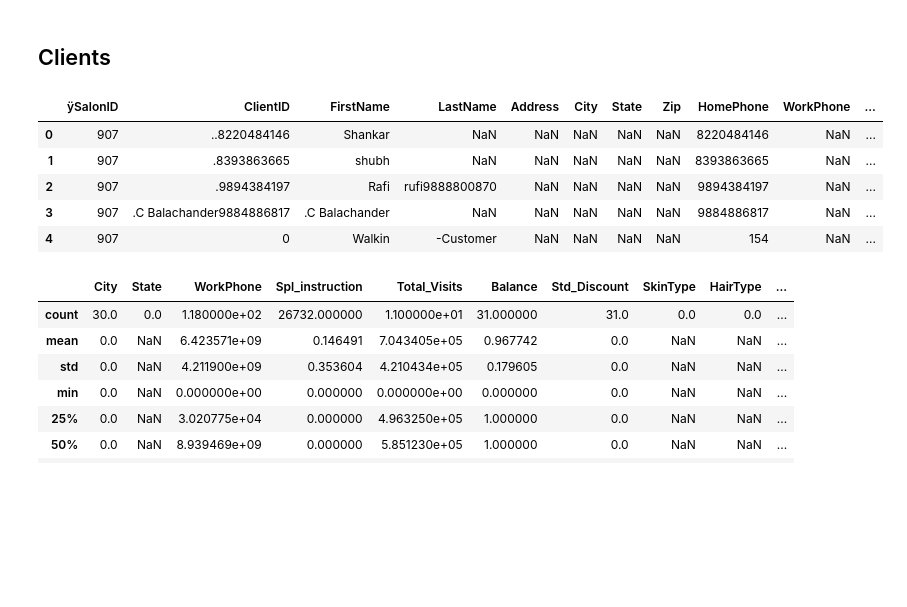
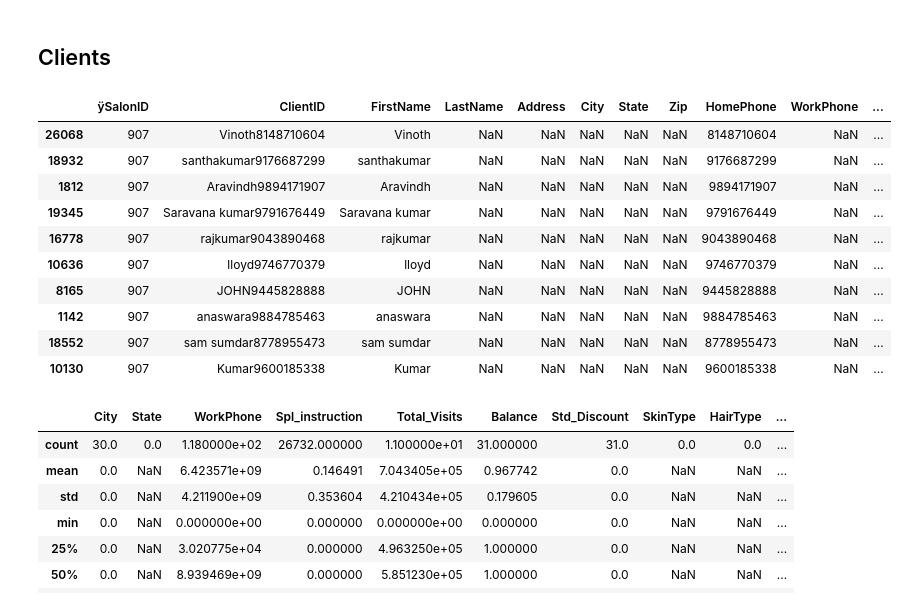
Before and after one commit to madhuqmar/rfm_recommendation_models, a Jupyter notebook: rfm_segmentation.ipynb, the cells around one changed output. Drawn from its saved outputs; the diff is of its cells as text; code cells hidden in the pictures; blank space fills up the shorter version.

```diff
--- a/rfm_segmentation.ipynb
+++ b/rfm_segmentation.ipynb
@@ -17,14 +17,19 @@ pd.set_option('display.max_columns', 100)
 ## Clients
 # %%
 df1 = pd.read_csv("data/Client_14Nov23_4pm.csv", encoding='ISO-8859-1', low_memory=False)
-df1.head()
+df1.sample(10)
 # %% [output]
 |  | ÿSalonID | ClientID | FirstName | LastName | Address | City | State | Zip | HomePhone | WorkPhone | ... |
-| 0 | 907 | ..8220484146 | Shankar | NaN | NaN | NaN | NaN | NaN | 8220484146 | NaN | ... |
-| 1 | 907 | .8393863665 | shubh | NaN | NaN | NaN | NaN | NaN | 8393863665 | NaN | ... |
-| 2 | 907 | .9894384197 | Rafi | rufi9888800870 | NaN | NaN | NaN | NaN | 9894384197 | NaN | ... |
-| 3 | 907 | .C Balachander9884886817 | .C Balachander | NaN | NaN | NaN | NaN | NaN | 9884886817 | NaN | ... |
-| 4 | 907 | 0 | Walkin | -Customer | NaN | NaN | NaN | NaN | 154 | NaN | ... |
+| 26068 | 907 | Vinoth8148710604 | Vinoth | NaN | NaN | NaN | NaN | NaN | 8148710604 | NaN | ... |
+| 18932 | 907 | santhakumar9176687299 | santhakumar | NaN | NaN | NaN | NaN | NaN | 9176687299 | NaN | ... |
+| 1812 | 907 | Aravindh9894171907 | Aravindh | NaN | NaN | NaN | NaN | NaN | 9894171907 | NaN | ... |
+| 19345 | 907 | Saravana kumar9791676449 | Saravana kumar | NaN | NaN | NaN | NaN | NaN | 9791676449 | NaN | ... |
+| 16778 | 907 | rajkumar9043890468 | rajkumar | NaN | NaN | NaN | NaN | NaN | 9043890468 | NaN | ... |
+| 10636 | 907 | lloyd9746770379 | lloyd | NaN | NaN | NaN | NaN | NaN | 9746770379 | NaN | ... |
+| 8165 | 907 | JOHN9445828888 | JOHN | NaN | NaN | NaN | NaN | NaN | 9445828888 | NaN | ... |
+| 1142 | 907 | anaswara9884785463 | anaswara | NaN | NaN | NaN | NaN | NaN | 9884785463 | NaN | ... |
+| 18552 | 907 | sam sumdar8778955473 | sam sumdar | NaN | NaN | NaN | NaN | NaN | 8778955473 | NaN | ... |
+| 10130 | 907 | Kumar9600185338 | Kumar | NaN | NaN | NaN | NaN | NaN | 9600185338 | NaN | ... |
 # %%
 df1.describe()
 # %% [output]
```
Also changed, not shown: 2 other files.
